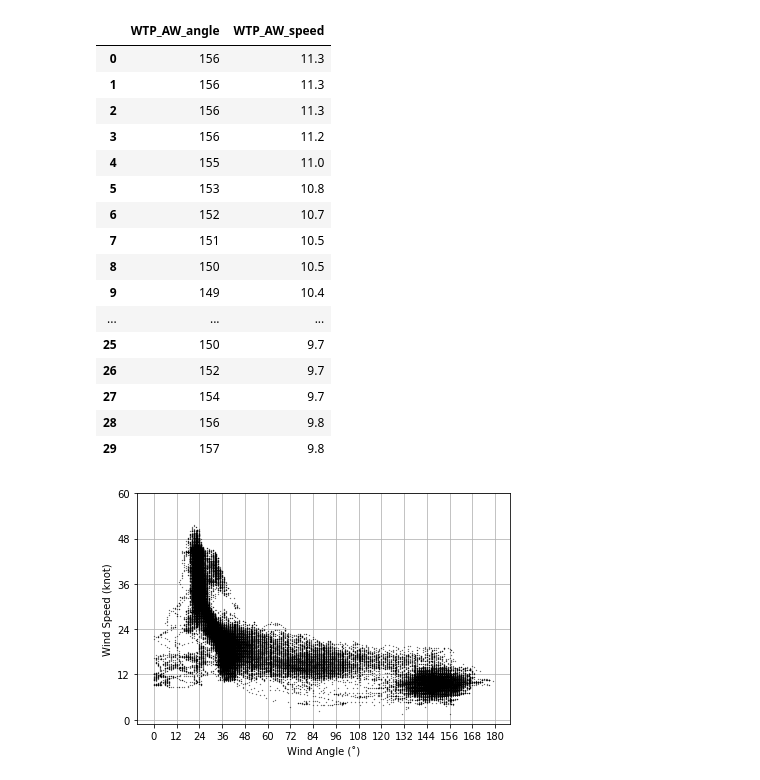
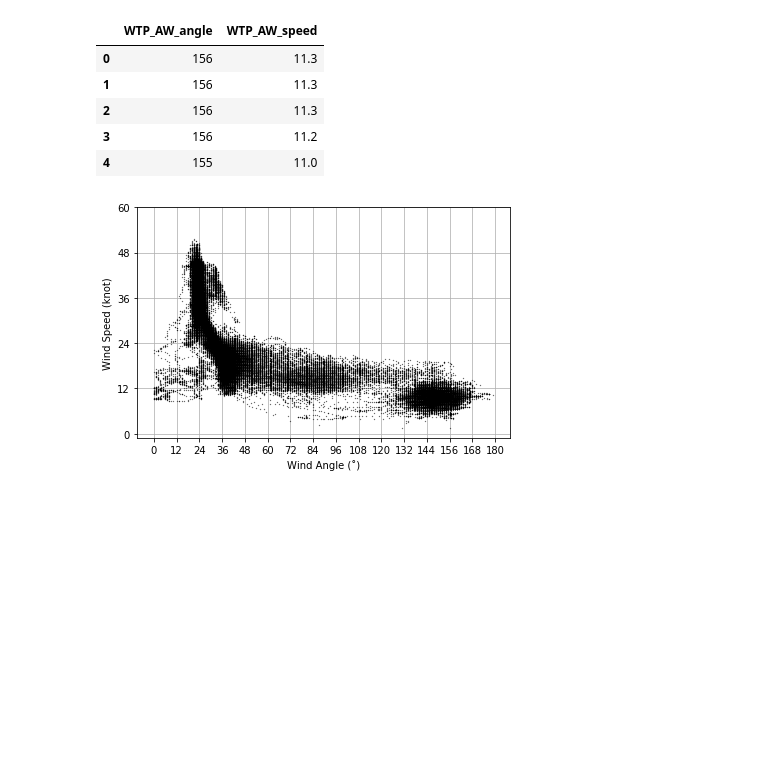
Before and after one commit to mickeycj/france-internship-project, a Jupyter notebook: plot_bins.ipynb, the cells around one changed output. Cells and saved outputs as stored; diff of their text form; code cells hidden in the pictures; blank space fills up the shorter version.

```diff
--- a/plot_bins.ipynb
+++ b/plot_bins.ipynb
@@ -31,6 +31,14 @@ new_cols = ['1s_FBM_P_lfwd', '1s_FBM_P_uaft', '1s_FBM_P_ufwd',
 # Read CSV file to Pandas Dataframe.
 def read_csv(fname):
     return pd.read_csv(fname, sep=';')
+
+# Transform the dataset.
+def transform(df, new_cols):
+    for col in new_cols:
+        filtered = df.filter(regex=('.*{}.*'.format(col)))
+        df[col] = filtered.mean(axis=1)
+        df.drop(filtered.columns, axis=1, inplace=True)
+    return df
 
 # Create directory if not exist.
 def create_if_not_exist(path):
@@ -77,6 +85,9 @@ def plot_boxplot(df, column, outliers):
 # Read from CSV.
 df = read_csv('./data/datalog-05102017-Full_1Hz.1s_clean.csv')
 
+# Transform the dataset to decrease the number of features.
+df = transform(df, new_cols)
+
 # Show examples of the data.
-df.head(30)
+df.head()
 # %% [output]
@@ -101,27 +101,16 @@ df.head(30)
 # %%
 # Combine positive and negative wind angle.
 df.eval('{0} = abs({0})'.format(wind_features[0]), inplace=True)
 
 # Show example of the derived data.
-df.head(30)[wind_features]
+df.head()[wind_features]
 # %% [output]
 |  | WTP_AW_angle | WTP_AW_speed |
 | 0 | 156 | 11.3 |
 | 1 | 156 | 11.3 |
 | 2 | 156 | 11.3 |
 | 3 | 156 | 11.2 |
 | 4 | 155 | 11.0 |
-| 5 | 153 | 10.8 |
-| 6 | 152 | 10.7 |
-| 7 | 151 | 10.5 |
-| 8 | 150 | 10.5 |
-| 9 | 149 | 10.4 |
-| ... | ... | ... |
-| 25 | 150 | 9.7 |
-| 26 | 152 | 9.7 |
-| 27 | 154 | 9.7 |
-| 28 | 156 | 9.8 |
-| 29 | 157 | 9.8 |
 # %%
 # Determine the size of the bins using 10 as minimum bin size.
 bins, dx, dy, max_x, max_y = create_bins(df, min_thresh=10)
```
Also changed, not shown: parts of 4 cells of this notebook.
